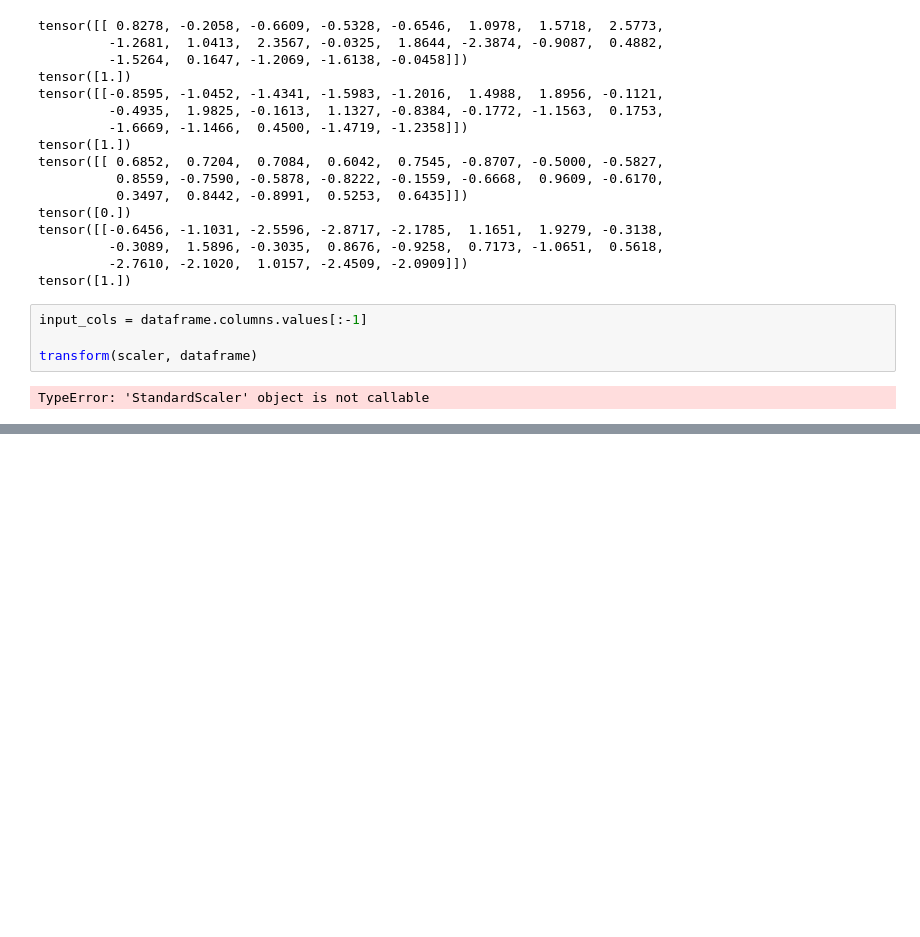
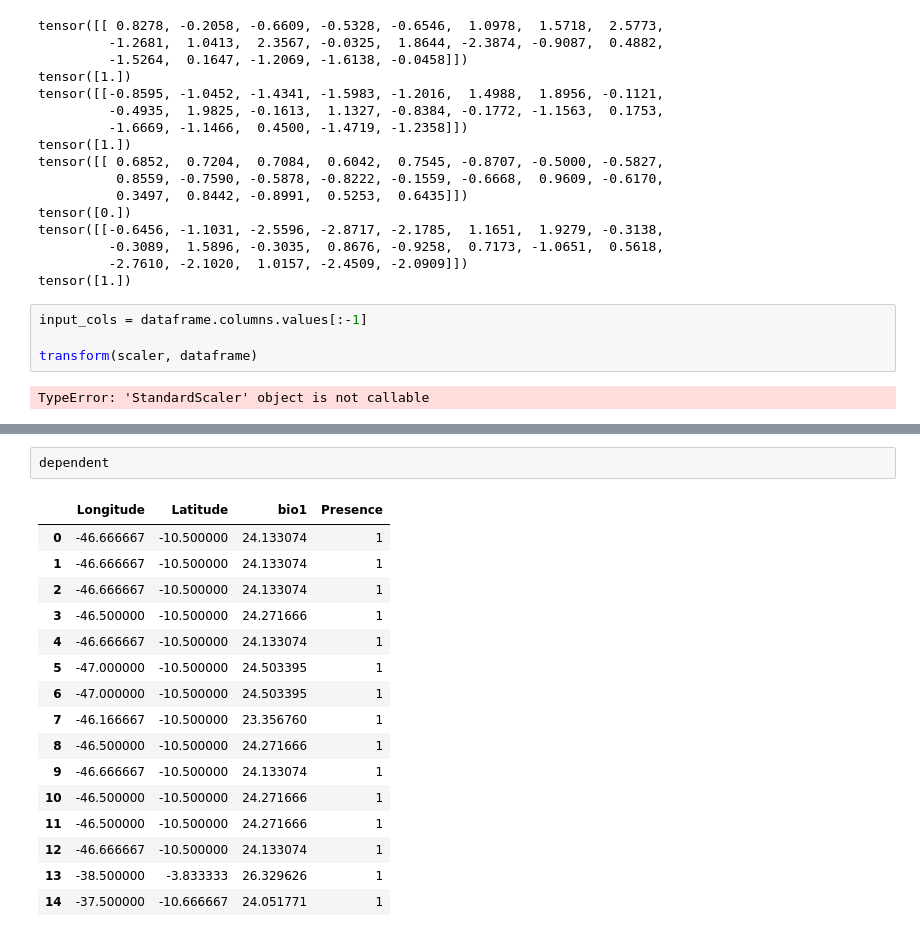
Before and after one commit to Jorgedavyd/PDG, a Jupyter notebook: preprocessing_runs.ipynb, the cells around one changed output, grey strips where cells are left out. Cells and saved outputs as stored; diff of their text form; blank space fills up the shorter version.

```diff
--- a/preprocessing_runs.ipynb
+++ b/preprocessing_runs.ipynb
@@ -986,0 +1017,19 @@ TypeError: 'StandardScaler' object is not callable
+# %%
+dependent
+# %% [output]
+|  | Longitude | Latitude | bio1 | Presence |
+| 0 | -46.666667 | -10.500000 | 24.133074 | 1 |
+| 1 | -46.666667 | -10.500000 | 24.133074 | 1 |
+| 2 | -46.666667 | -10.500000 | 24.133074 | 1 |
+| 3 | -46.500000 | -10.500000 | 24.271666 | 1 |
+| 4 | -46.666667 | -10.500000 | 24.133074 | 1 |
+| 5 | -47.000000 | -10.500000 | 24.503395 | 1 |
+| 6 | -47.000000 | -10.500000 | 24.503395 | 1 |
+| 7 | -46.166667 | -10.500000 | 23.356760 | 1 |
+| 8 | -46.500000 | -10.500000 | 24.271666 | 1 |
+| 9 | -46.666667 | -10.500000 | 24.133074 | 1 |
+| 10 | -46.500000 | -10.500000 | 24.271666 | 1 |
+| 11 | -46.500000 | -10.500000 | 24.271666 | 1 |
+| 12 | -46.666667 | -10.500000 | 24.133074 | 1 |
+| 13 | -38.500000 | -3.833333 | 26.329626 | 1 |
+| 14 | -37.500000 | -10.666667 | 24.051771 | 1 |
```
Also changed, not shown: parts of 13 cells of this notebook, 4 other files.
